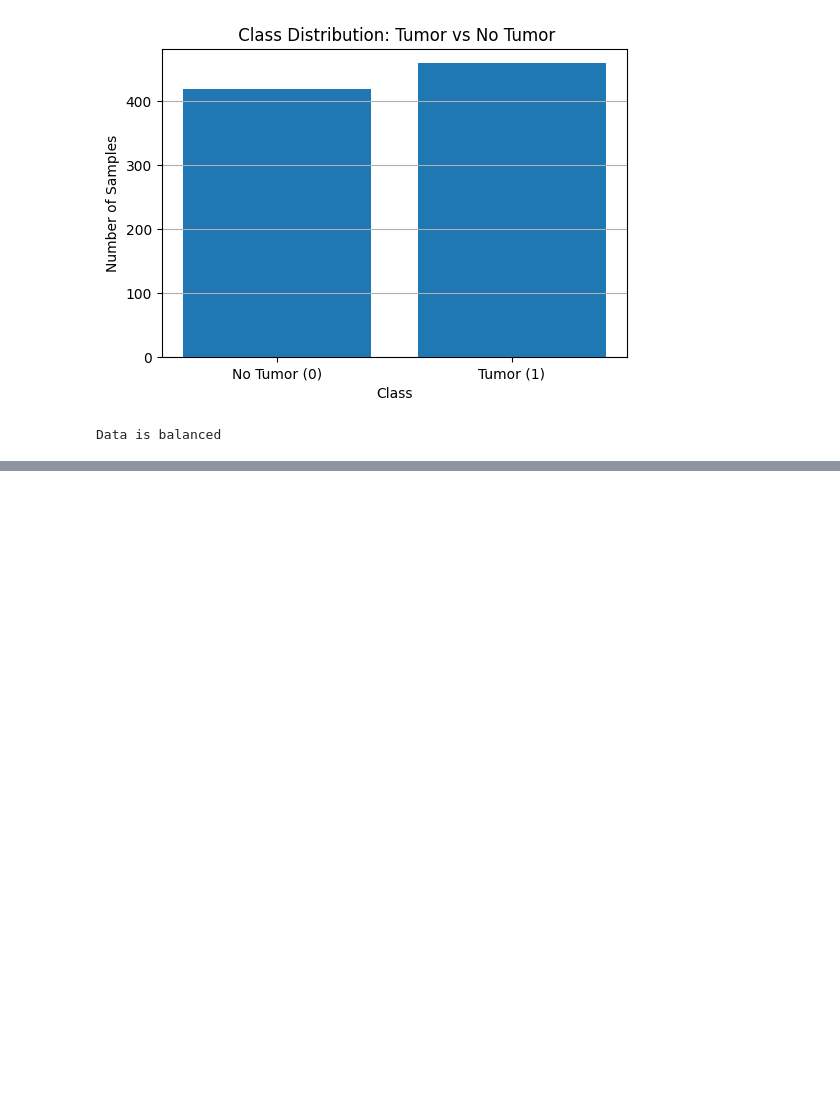
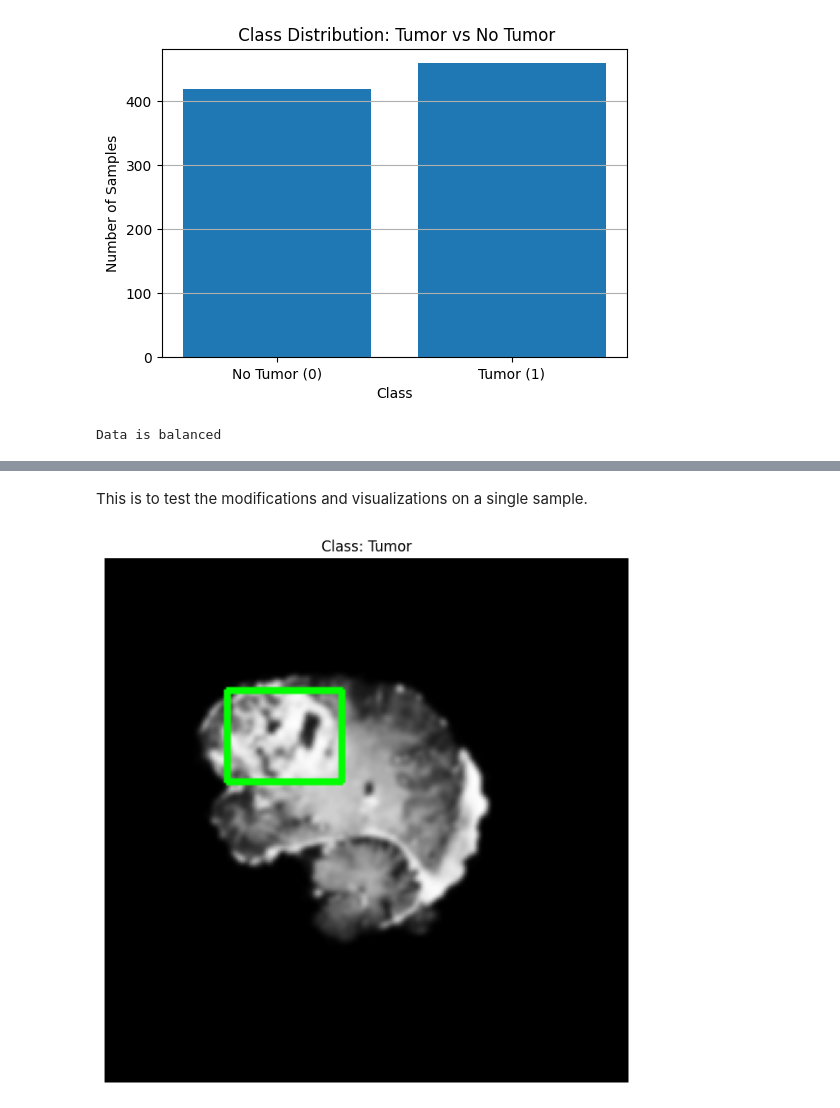
Before and after one commit to haladaher2024/ML_project, a Jupyter notebook: notebooks/preprocessing.ipynb, the cells around one changed output, grey strips where cells are left out. Cells and saved outputs as stored; diff of their text form; code cells hidden in the pictures; blank space fills up the shorter version.

Commit message:
image preprocessing: resizing, enhancement, and visualization

```diff
--- a/notebooks/preprocessing.ipynb
+++ b/notebooks/preprocessing.ipynb
@@ -145,0 +138,37 @@ fatal: not a git repository (or any of the parent directories): .git
+# %%
+def visualize_with_bounding_box(image, label_path):
+
+    # Read label
+    with open(label_path, 'r') as f:
+        line = f.readline().strip().split()
+
+    has_tumor = int(line[0])
+
+    if has_tumor == 1:
+        # Format: class x_center y_center width height
+        x_center, y_center = float(line[1]), float(line[2])
+        width, height = float(line[3]), float(line[4])
+
+        # Convert normalized coordinates to pixel values
+        img_height, img_width = image.shape[:2]
+        x_center = int(x_center * img_width)
+        y_center = int(y_center * img_height)
+        box_width = int(width * img_width)
+        box_height = int(height * img_height)
+
+        # Calculate top-left corner
+        x1 = int(x_center - box_width/2)
+        y1 = int(y_center - box_height/2)
+
+        if len(image.shape) == 2:  # Check if image is grayscale
+            image = cv2.cvtColor(image, cv2.COLOR_GRAY2BGR)
+
+        # Draw bounding box
+        cv2.rectangle(image, (x1, y1), (x1 + box_width, y1 + box_height), (0, 255, 0), 2)
+
+
+    plt.figure(figsize=(8, 8))
+    plt.imshow(image, cmap = 'gray')
+    plt.title(f"Class: {'Tumor' if has_tumor == 1 else 'No Tumor'}")
+    plt.axis('off')
+    #plt.show()
@@ -145,0 +197,11 @@ fatal: not a git repository (or any of the parent directories): .git
+# %% [markdown]
+This is to test the modifications and visualizations on a single sample.
+# %%
+image_path = os.path.join(image_folder,image_files[0])
+image = cv2.imread(image_path)
+label = os.path.join(label_folder, label_files[0])
+image = standardize_image(image)
+image = enhance_image(image)
+visualize_with_bounding_box(image, label)
+# %% [output]
+[figure, added]
```
Also changed, not shown: parts of 21 cells of this notebook.
